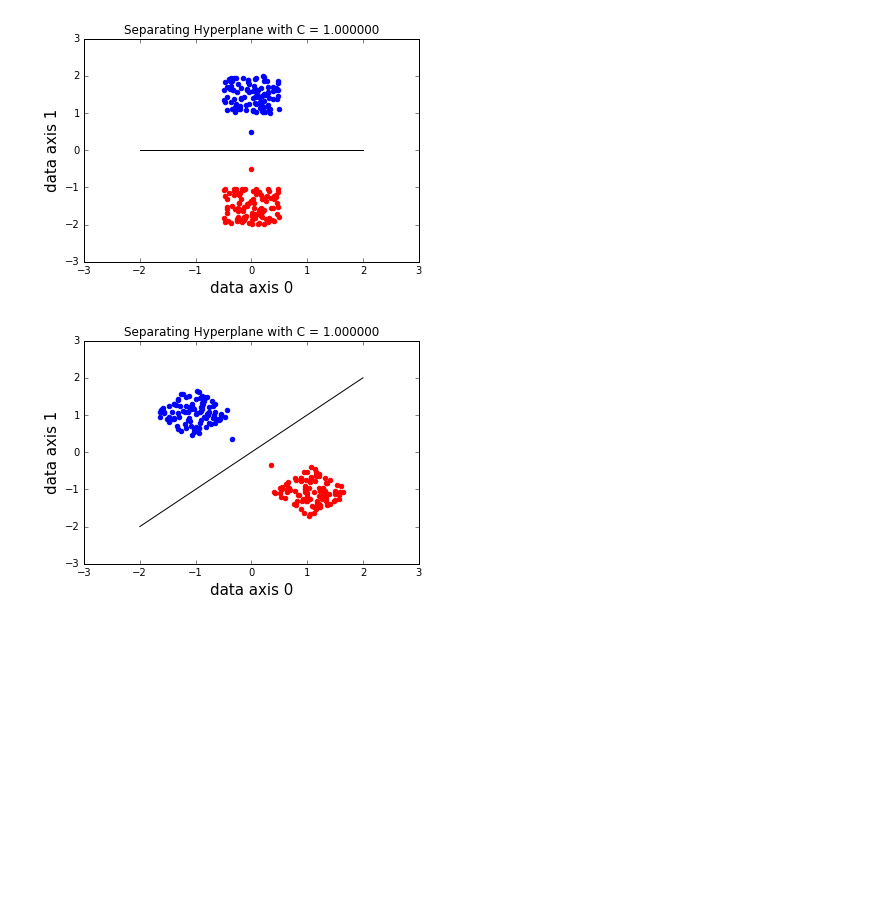
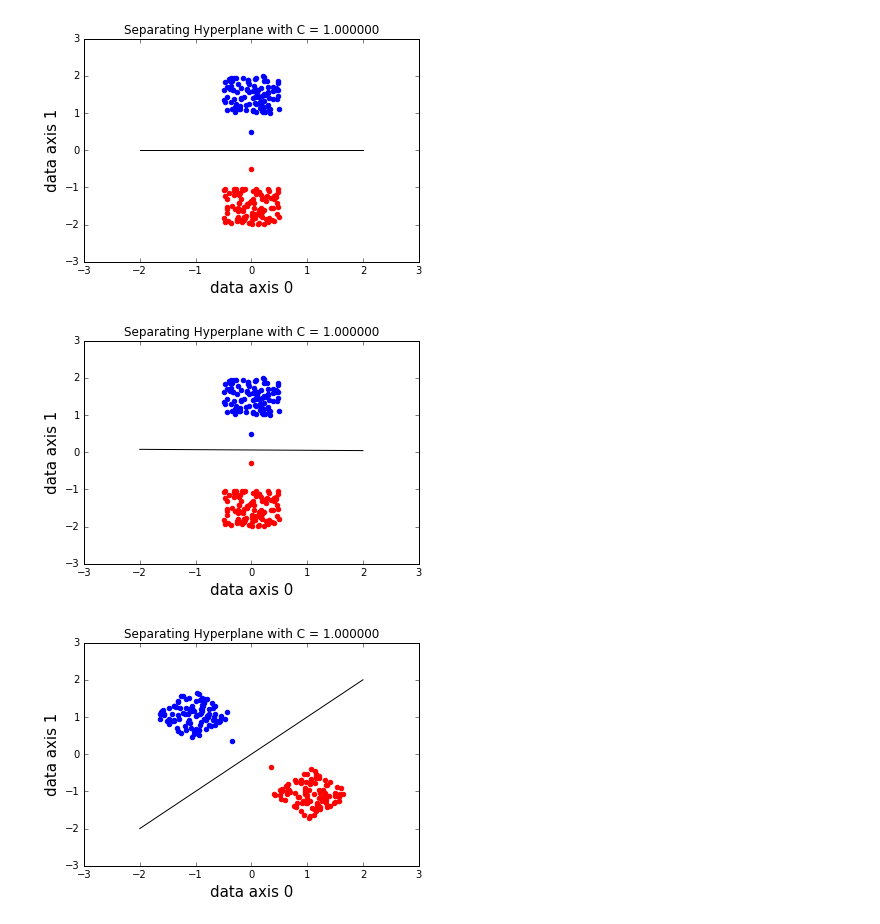
Before and after one commit to neuroailab/psych253, a Jupyter notebook: 2020/Lecture8_Regularization.ipynb, the cells around one changed output. Saved outputs shown, nothing was run; the diff lists cells and outputs as text; code cells hidden in the pictures; blank space fills up the shorter version.

```diff
--- a/2020/Lecture8_Regularization.ipynb
+++ b/2020/Lecture8_Regularization.ipynb
@@ -81,6 +81,26 @@ labels = np.concatenate([labels, [1, -1]])
 plot_hyperplane(data, labels, C=1)
 # %% [output]
 [figure]
+# %%
+#the hyperplane ONLY depends on the vectors closest to the boundary
+
+rng = np.random.RandomState(seed=0)
+K = 100
+xp = np.array([-0.5, 1])
+dataplus = xp + rng.uniform(size=(K, 2))
+
+xm = np.array([-0.5, -2])
+dataminus = xm + rng.uniform(size=(K, 2))
+
+data = np.concatenate([dataplus, dataminus])
+labels = np.concatenate([np.ones(K), -1 * np.ones(K)])
+
+data = np.concatenate([data, [[0, .5], [0, -.3]]])
+labels = np.concatenate([labels, [1, -1]])
+
+plot_hyperplane(data, labels, C=1)
+# %% [output]
+[figure, added]
 # %%
 #ok it rotates properly ...
 
```
Also changed, not shown: 1 other file.
